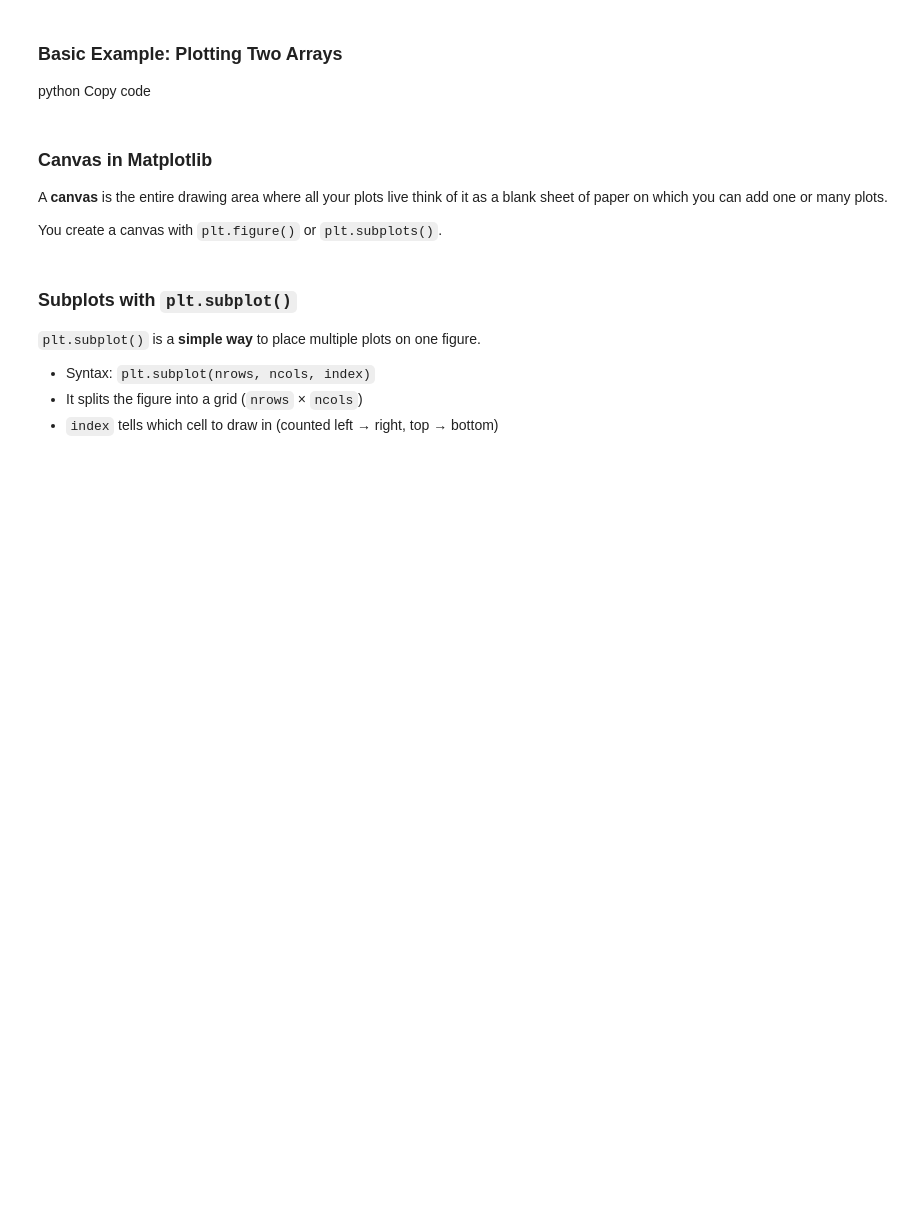
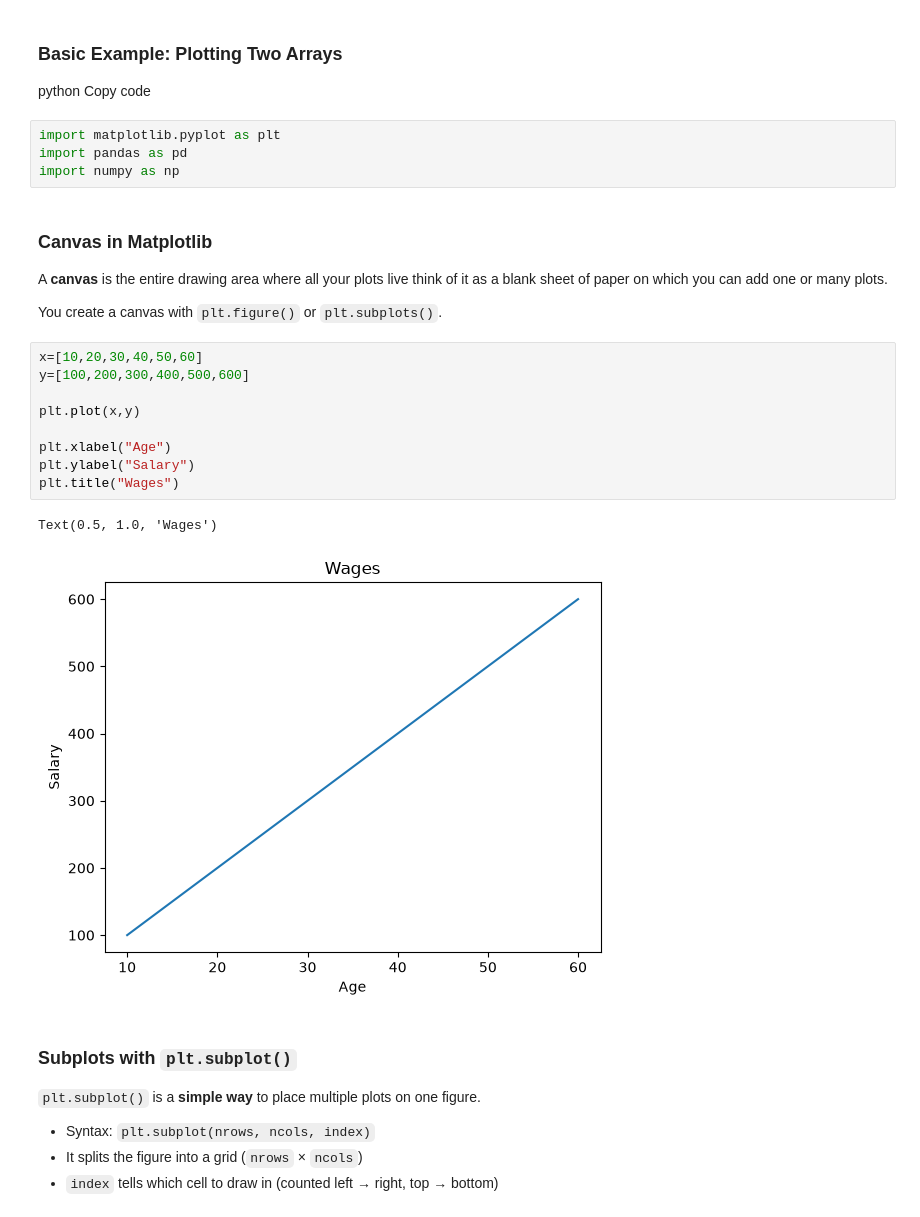
Before and after one commit to DhruvPanchal0312/Data-Science-and-Analysis-With-GenAI, a Jupyter notebook: MATPLOTLIB/Matplotlib_class1.ipynb, the cells around one changed output. Drawn from its saved outputs; the diff is of its cells as text; blank space fills up the shorter version.

Commit message:
feat: add Matplotlib introduction and basic plotting examples

```diff
--- a/MATPLOTLIB/Matplotlib_class1.ipynb
+++ b/MATPLOTLIB/Matplotlib_class1.ipynb
@@ -45,6 +45,10 @@ A Matplotlib figure consists of several key components:
 ### Basic Example: Plotting Two Arrays
 python
 Copy code
+# %%
+import matplotlib.pyplot as plt
+import pandas as pd
+import numpy as np
 # %% [markdown]
 ### Canvas in Matplotlib
 
@@ -52,6 +56,18 @@ A **canvas** is the entire drawing area where all your plots live
 think of it as a blank sheet of paper on which you can add one or many plots.
 
 You create a canvas with `plt.figure()` or `plt.subplots()`.
+# %%
+x=[10,20,30,40,50,60]
+y=[100,200,300,400,500,600]
+
+plt.plot(x,y)
+
+plt.xlabel("Age")
+plt.ylabel("Salary")
+plt.title("Wages")
+# %% [output]
+Text(0.5, 1.0, 'Wages')
+[figure, added]
 # %% [markdown]
 ###  Subplots with `plt.subplot()`
 
```
Also changed, not shown: parts of 2 cells of this notebook, 1 other file.
